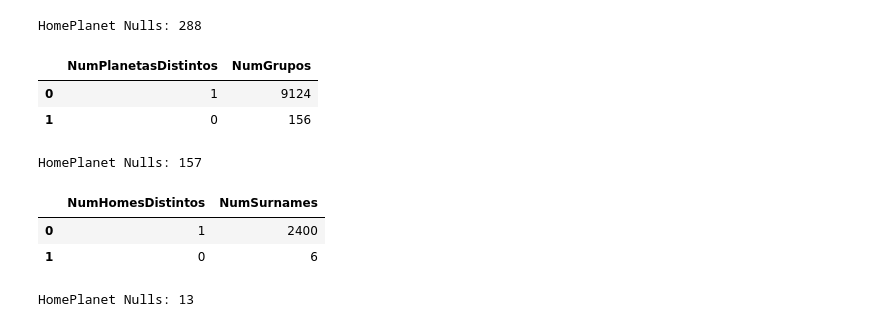
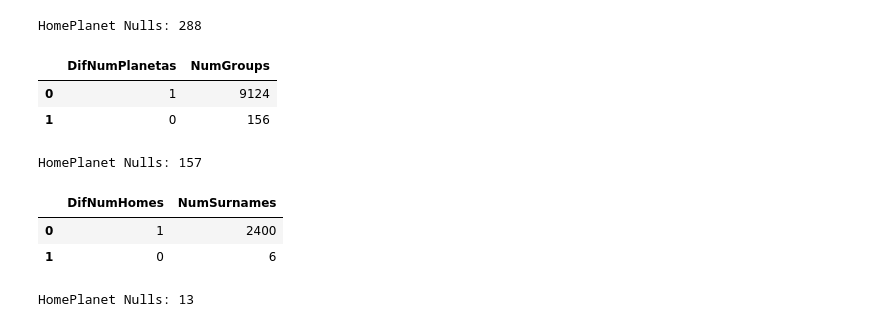
Before and after one commit to plss12/Spaceship-ML, a Jupyter notebook: spaceship-prediction.ipynb, the cells around one changed output. Cells and saved outputs as stored; diff of their text form; code cells hidden in the pictures.

```diff
--- a/spaceship-prediction.ipynb
+++ b/spaceship-prediction.ipynb
@@ -41,8 +23,8 @@ from sklearn.linear_model import LinearRegression
 from autogluon.tabular import TabularPredictor
 
 # Loadind dataset
-train_df = pd.read_csv('/kaggle/input/spaceship-titanic/train.csv')
-test_df = pd.read_csv('/kaggle/input/spaceship-titanic/test.csv')
+train_df = pd.read_csv('train.csv')
+test_df = pd.read_csv('test.csv')
 
 target_df = train_df[['PassengerId', 'Transported']]
 
@@ -181,13 +183,13 @@ print(f'HomePlanet Nulls: {complete_df["HomePlanet"].isnull().sum()}')
 # %% [output]
 HomePlanet Nulls: 288
 # %%
-# Revisamos si todas las personas del mismo grupo vienen del mismo planeta
+# Checking if all people in the same group come from the same planet
 group_planet_counts = complete_df.groupby("GroupId")["HomePlanet"].nunique().value_counts().reset_index()
 
-group_planet_counts.columns = ['NumPlanetasDistintos', 'NumGrupos']
+group_planet_counts.columns = ['DifNumPlanetas', 'NumGroups']
 group_planet_counts
 # %% [output]
-|  | NumPlanetasDistintos | NumGrupos |
+|  | DifNumPlanetas | NumGroups |
 | 0 | 1 | 9124 |
 | 1 | 0 | 156 |
 # %%
@@ -201,13 +203,13 @@ print(f'HomePlanet Nulls: {complete_df["HomePlanet"].isnull().sum()}')
 # %% [output]
 HomePlanet Nulls: 157
 # %%
-# Revisamos si todas las personas del mismo apellido vienen del mismo planeta
+# Checking if all people with the same last name come from the same planet
 surname_group_counts = complete_df.groupby("Surname")["HomePlanet"].nunique().value_counts().reset_index()
 
-surname_group_counts.columns = ['NumHomesDistintos', 'NumSurnames']
+surname_group_counts.columns = ['DifNumHomes', 'NumSurnames']
 surname_group_counts
 # %% [output]
-|  | NumHomesDistintos | NumSurnames |
+|  | DifNumHomes | NumSurnames |
 | 0 | 1 | 2400 |
 | 1 | 0 | 6 |
 # %%
```
Also changed, not shown: parts of 57 cells of this notebook.
